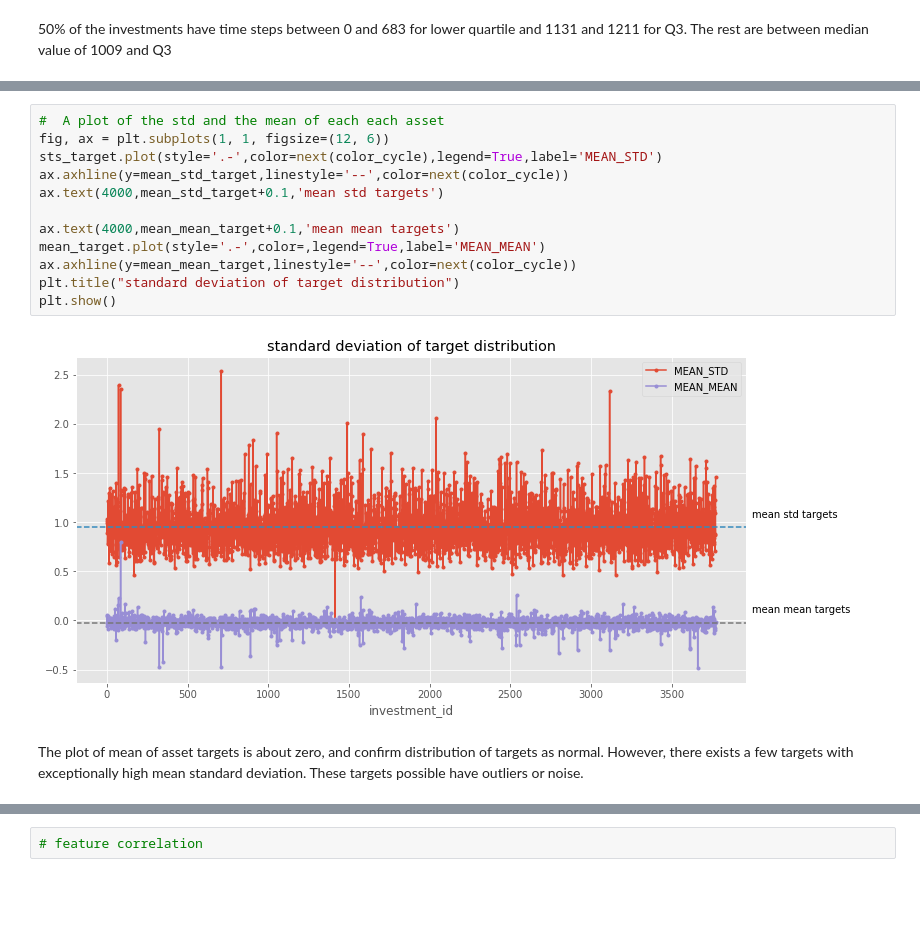
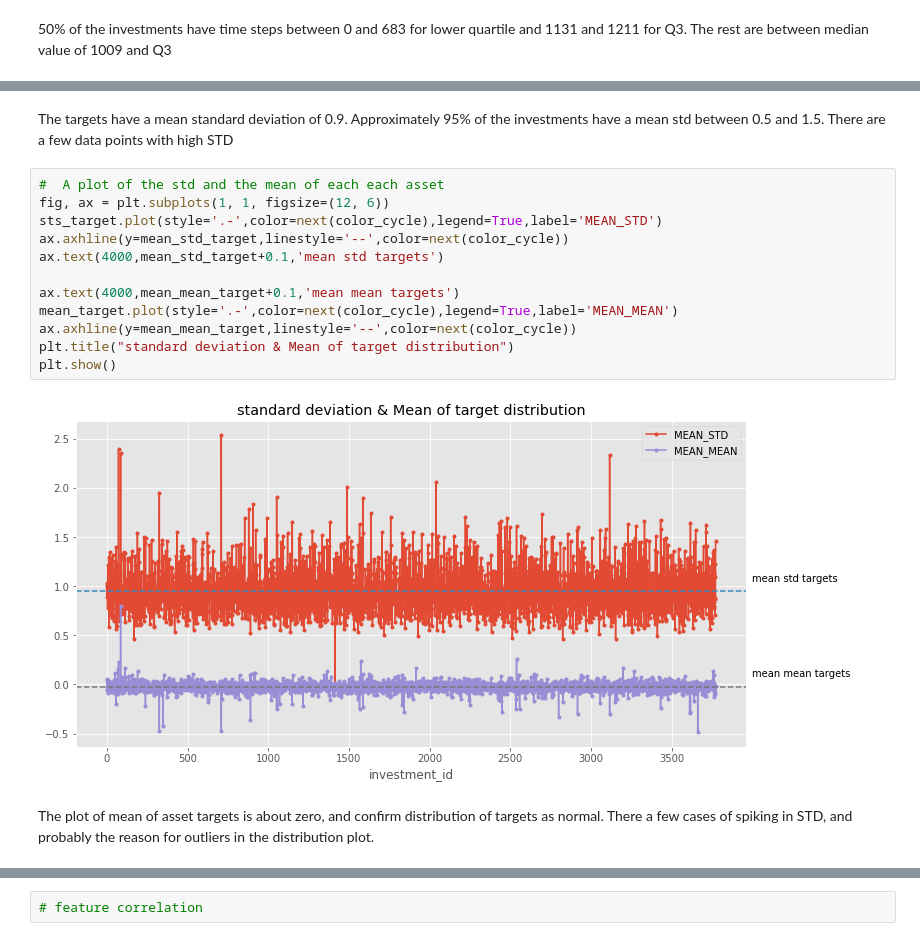
Before and after one commit to denniesbor/module2, a Jupyter notebook: eda-ubiquant-market-prediction.ipynb, the cells around one changed output, grey strips where cells are left out. Drawn from its saved outputs; the diff is of its cells as text; blank space fills up the shorter version.

```diff
--- a/eda-ubiquant-market-prediction.ipynb
+++ b/eda-ubiquant-market-prediction.ipynb
@@ -127,19 +148,21 @@ print(f"Mean of std target: {mean_std_target: 0.5f}")
 # %% [output]
 [figure]
 Mean of std target:  0.94790
+# %% [markdown]
+The targets have a mean standard deviation of 0.9. Approximately 95% of the investments have a mean std between 0.5 and 1.5. There are a few data points with high STD
 # %%
 #  A plot of the std and the mean of each each asset
 fig, ax = plt.subplots(1, 1, figsize=(12, 6))
 sts_target.plot(style='.-',color=next(color_cycle),legend=True,label='MEAN_STD')
 ax.axhline(y=mean_std_target,linestyle='--',color=next(color_cycle))
 ax.text(4000,mean_std_target+0.1,'mean std targets')
 
 ax.text(4000,mean_mean_target+0.1,'mean mean targets')
-mean_target.plot(style='.-',color=,legend=True,label='MEAN_MEAN')
+mean_target.plot(style='.-',color=next(color_cycle),legend=True,label='MEAN_MEAN')
 ax.axhline(y=mean_mean_target,linestyle='--',color=next(color_cycle))
-plt.title("standard deviation of target distribution")
+plt.title("standard deviation & Mean of target distribution")
 plt.show()
 # %% [output]
-[figure, old version]
+[figure, new version]
 # %% [markdown]
-The plot of mean of asset targets is about zero, and confirm distribution of targets as normal. However, there exists a few targets with exceptionally high mean standard deviation. These targets possible have outliers or noise.
+The plot of mean of asset targets is about zero, and confirm distribution of targets as normal. There a few cases of spiking in STD, and probably the reason for outliers in the distribution plot.
```
Also changed, not shown: parts of 50 cells of this notebook.
